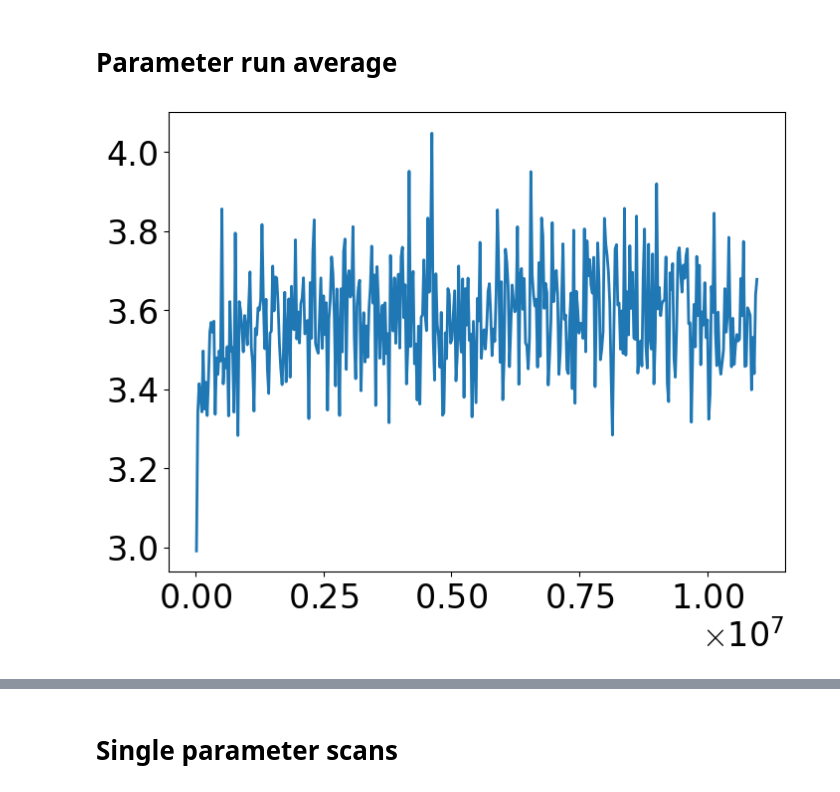
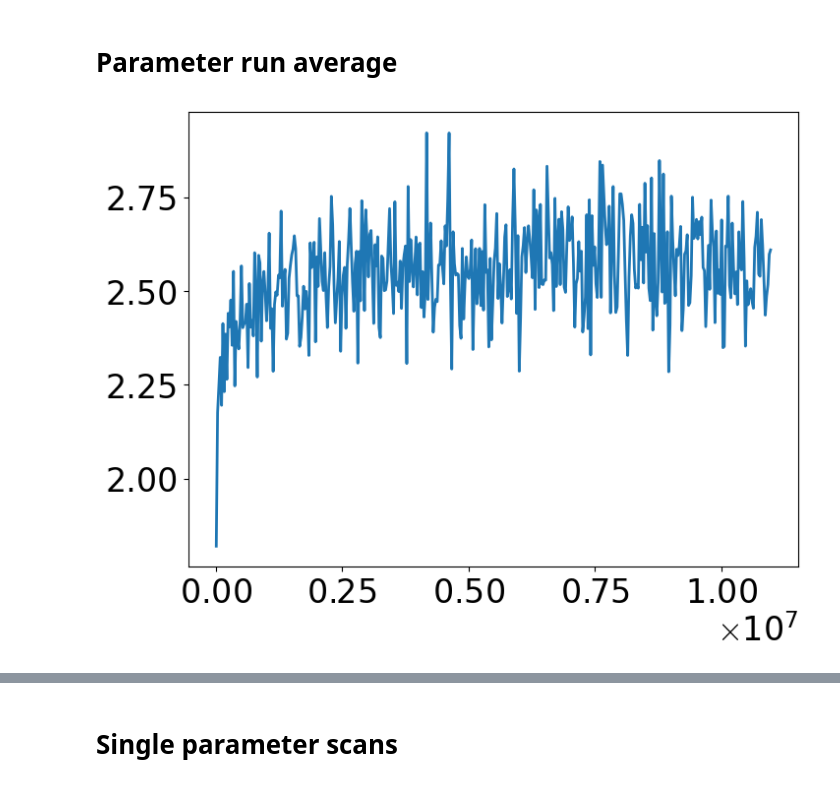
Before and after one commit to flatironinstitute/aLENS_analysis, a Jupyter notebook: notebooks/chromatin_notebooks/Dyn_cond_figs/tension.ipynb, the cells around one changed output, grey strips where cells are left out. Drawn from its saved outputs; the diff is of its cells as text; code cells hidden in the pictures.

```diff
--- a/notebooks/chromatin_notebooks/Dyn_cond_figs/tension.ipynb
+++ b/notebooks/chromatin_notebooks/Dyn_cond_figs/tension.ipynb
@@ -226,0 +329,18 @@ _ = ax.plot(binned_time_avg, binned_tension_avg)
+# %%
+data_path = (ceph_path /"DynCondPaper/24-03-08_aLc1_slice5.5.13_line1600_Pin3-11um_2xKe3-300_ks100/simulations/Ke100_Pin5.0um/s1/analysis")
+
+fig, ax = plt.subplots(figsize=(8,6))
+with h5py.File(next(data_path.glob('raw_data.h5')), 'r+') as h5_data:
+    time_arr = h5_data['time'][ss_ind:end_ind]/diff_time
+    print(time_arr)
+    tension_arr = aa.get_link_tension(h5_data)[:,ss_ind:end_ind]
+binned_time_0, binned_tension_0 = bin_data(time_arr, tension_arr[0,:], bin_size=1.0/diff_time)
+binned_time_1, binned_tension_1 = bin_data(time_arr, tension_arr[-1,:], bin_size=1.0/diff_time)
+binned_time_avg, binned_tension_avg = bin_data(time_arr, (tension_arr[0,:] + tension_arr[-1,:])*.5, bin_size=1.0/diff_time)
+
+
+_ = ax.scatter(binned_time_0, binned_tension_0, alpha=0.7, s=2)
+_ = ax.scatter(binned_time_1, binned_tension_1, alpha=0.7, s=2)
+_ = ax.scatter(binned_time_avg, binned_tension_avg, alpha=0.7, s=2)
+
+# _ = ax.set_xscale('log')
@@ -226,0 +351,17 @@ _ = ax.plot(binned_time_avg, binned_tension_avg)
+# %%
+data_path = (ceph_path /"DynCondPaper/24-03-08_aLc1_slice5.5.13_line1600_Pin3-11um_2xKe3-300_ks100/simulations/Ke30_Pin5.0um/s1/analysis")
+
+fig, ax = plt.subplots(figsize=(8,6))
+with h5py.File(next(data_path.glob('raw_data.h5')), 'r+') as h5_data:
+    time_arr = h5_data['time'][ss_ind:end_ind]/diff_time
+    tension_arr = aa.get_link_tension_along_chain(h5_data)[:,ss_ind:end_ind]
+
+
+binned_time_0, binned_tension_0 = bin_data(time_arr, tension_arr[0,:], bin_size=10.0/diff_time)
+binned_time_1, binned_tension_1 = bin_data(time_arr, tension_arr[-1,:], bin_size=10.0/diff_time)
+binned_time_avg, binned_tension_avg = bin_data(time_arr, (tension_arr[0,:] + tension_arr[-1,:])*.5, bin_size=10.0/diff_time)
+
+
+_ = ax.plot(binned_time_0, binned_tension_0)
+_ = ax.plot(binned_time_1, binned_tension_1)
+_ = ax.plot(binned_time_avg, binned_tension_avg)
@@ -229,18 +372,18 @@ _ = ax.plot(binned_time_avg, binned_tension_avg)
 # %%
 param_data_path = (ceph_path /"DynCondPaper/24-03-08_aLc1_slice5.5.13_line1600_Pin3-11um_2xKe3-300_ks100/simulations/Ke30_Pin5.0um")
 
 tension_arr_list = []
 for data_path in param_data_path.glob('s*/analysis'):
     with h5py.File(next(data_path.glob('raw_data.h5')), 'r+') as h5_data:
         time_arr = h5_data['time'][ss_ind:end_ind]/diff_time
-        tension_arr = aa.get_link_tension(h5_data)[:,ss_ind:end_ind]
+        tension_arr = aa.get_link_tension_along_chain(h5_data)[:,ss_ind:end_ind]
         end_tension_arr = (tension_arr[-1,:] + tension_arr[0,:]) * 0.5
         tension_arr_list.append(end_tension_arr)
 
 binned_time_avg, binned_tension_avg = bin_data(time_arr, np.mean(tension_arr_list, axis=0), bin_size=10.0/diff_time)
 
 fig, ax = plt.subplots(figsize=(8,6))
 _ = ax.xaxis.set_major_formatter(formatter)
 _ = ax.plot(binned_time_avg, binned_tension_avg)
 # %% [output]
-[figure, old version]
+[figure, new version]
```
Also changed, not shown: parts of 16 cells of this notebook, 35 other files.
